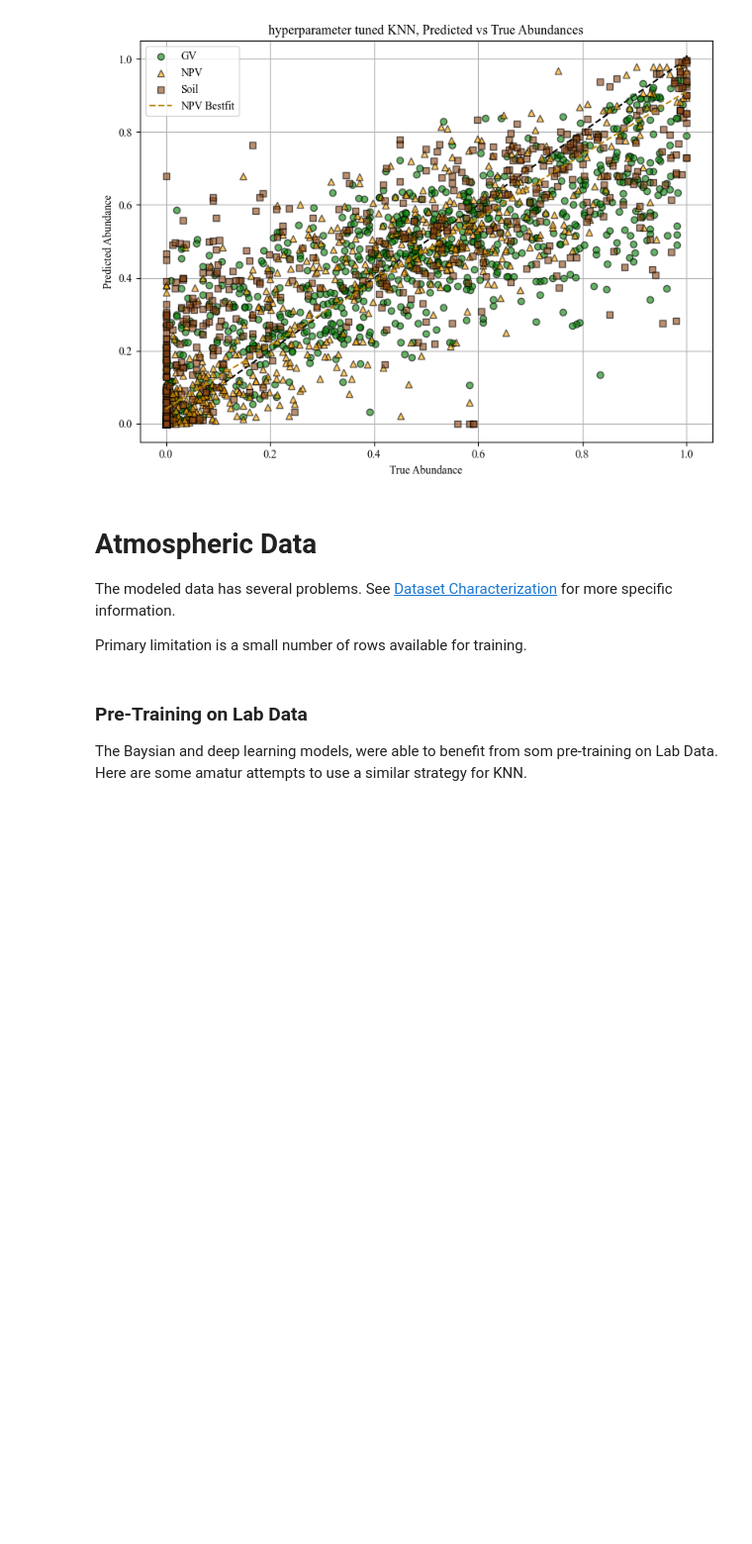
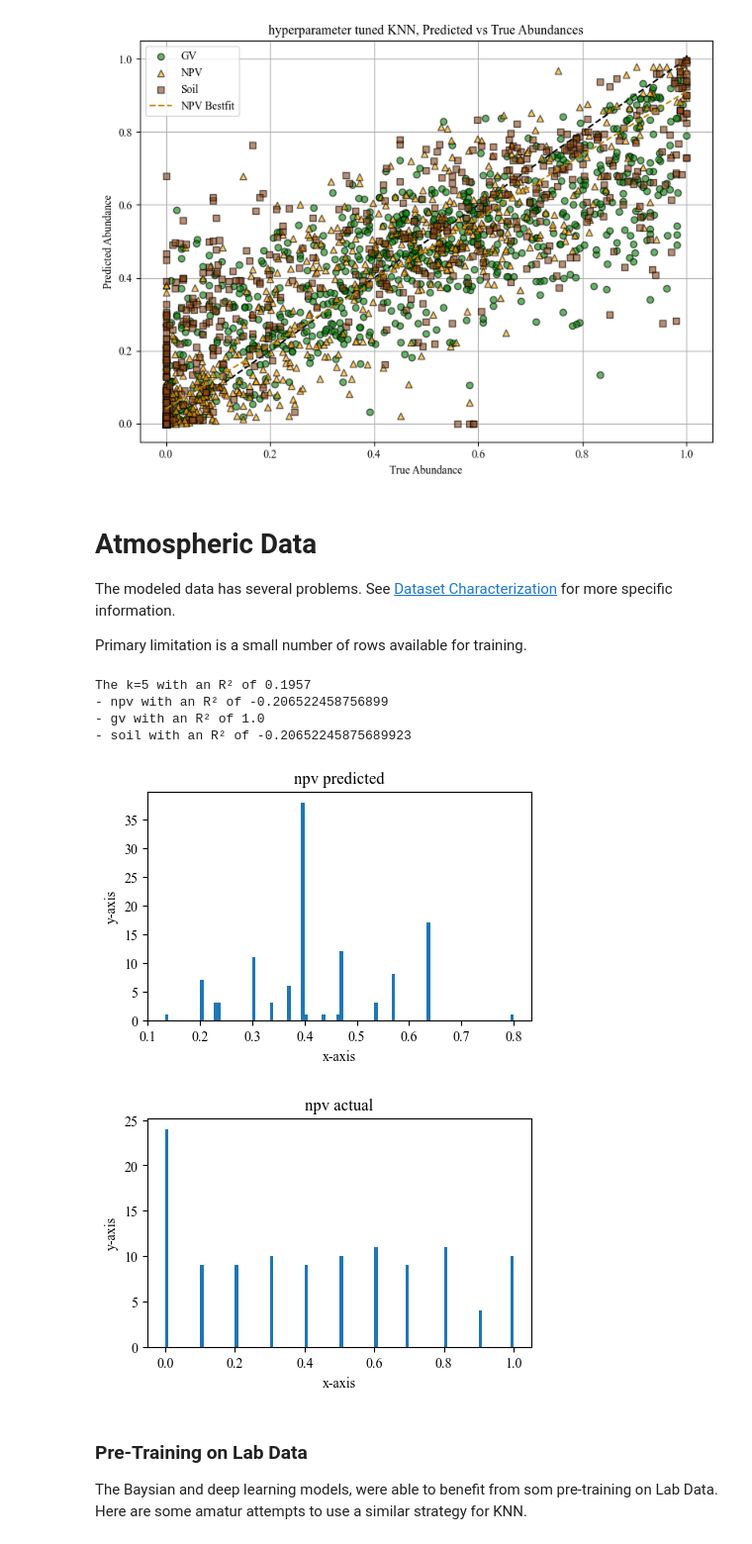
Before and after one commit to utat-ss/FINCH-Science_Unmixing, a Jupyter notebook: runs/unmixing/knn.ipynb, the cells around one changed output. Shown at 99% size. Drawn from its saved outputs; the diff is of its cells as text; code cells hidden in the pictures; blank space fills up the shorter version.

Commit message:
noted flaws in fedors splits: he was including gv some more knn work

```diff
--- a/runs/unmixing/knn.ipynb
+++ b/runs/unmixing/knn.ipynb
@@ -155,7 +155,34 @@ The modeled data has several problems. See [Dataset Characterization](../charact
 Primary limitation is a small number of rows available for training.
 # %%
 df = helper_functions.open_file(ATMO_DATA)
-fractions, nr900to1690 = helper_functions.take_subset(df,start=900,end=1690)
+fractions, at900to1690 = helper_functions.take_subset(df,start=900,end=1690)
+vza = df["VZA"]
+# %%
+# Normal KNN regression
+# should take <1min to run
+X_train, X_test, y_train, y_test = train_test_split(at900to1690, fractions, test_size=0.8, random_state=42)
+
+k=5
+knn = KNeighborsRegressor(n_neighbors=3, metric='cosine')
+knn.fit(X_train, y_train)
+y_pred = knn.predict(X_test)
+current_r2 = r2_score(y_test, y_pred)
+
+print(f"The k={k} with an R² of {current_r2:.4f}")
+helper_functions.simple_histogram([y[0] for y in y_pred], title='npv predicted', bins=100)
+helper_functions.simple_histogram([y_test.loc[i, 'npv_fraction'] for i in y_test.index], title='npv actual', bins=100)
+# helper_functions.simple_histogram([y[1] for y in y_pred], title='gv predicted', bins=100)
+# helper_functions.simple_histogram([y[2] for y in y_pred], title='soil predicted', bins=100)
+print("- npv with an R² of", r2_score(y_test['npv_fraction'], [p[0] for p in y_pred]))
+print("- gv with an R² of", r2_score(y_test['gv_fraction'], [p[1] for p in y_pred]))
+print("- soil with an R² of", r2_score(y_test['soil_fraction'], [p[2] for p in y_pred]))
+# %% [output]
+The k=5 with an R² of 0.1957
+- npv with an R² of -0.206522458756899
+- gv with an R² of 1.0
+- soil with an R² of -0.20652245875689923
+[figure, added]
+[figure, added]
 # %% [markdown]
 ### Pre-Training on Lab Data
 The Baysian and deep learning models, were able to benefit from som pre-training on Lab Data. Here are some amatur attempts to use a similar strategy for KNN.
```
Also changed, not shown: parts of 1 cell of this notebook.
